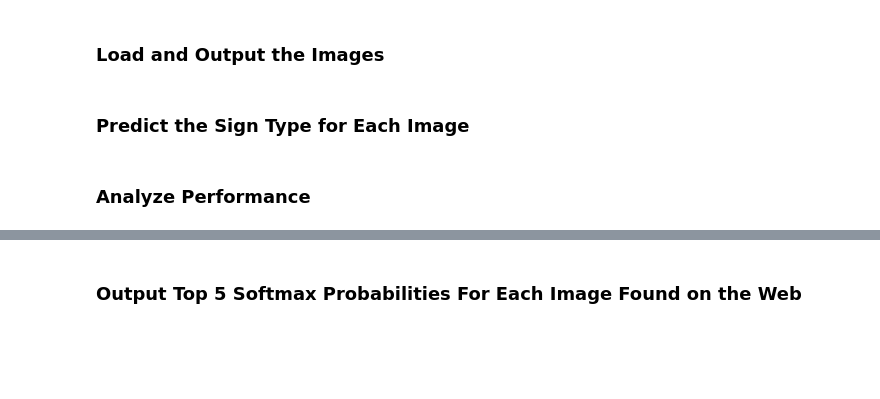
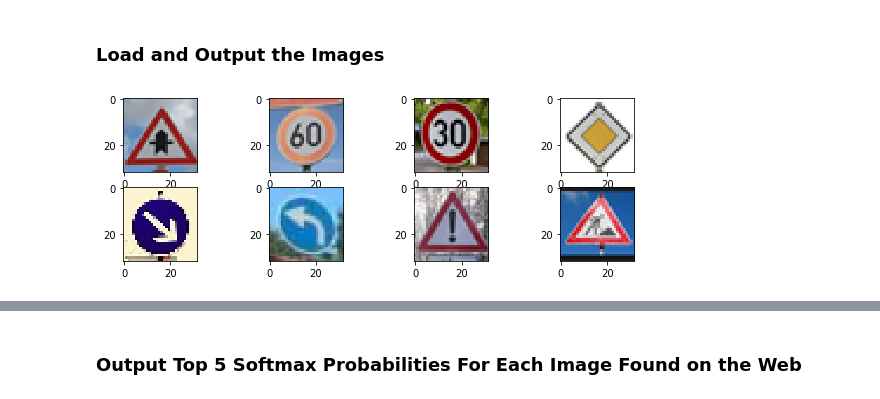
Before and after one commit to Tsuihao/CarND-Traffic-Sign-Classifier-Project, a Jupyter notebook: Traffic_Sign_Classifier.ipynb, the cells around one changed output, grey strips where cells are left out. Saved outputs shown, nothing was run; the diff lists cells and outputs as text; code cells hidden in the pictures; blank space fills up the shorter version.

```diff
--- a/Traffic_Sign_Classifier.ipynb
+++ b/Traffic_Sign_Classifier.ipynb
@@ -332,2 +316,0 @@ You may find `signnames.csv` useful as it contains mappings from the class id (i
-# %% [markdown]
-### Predict the Sign Type for Each Image
@@ -338,2 +316,0 @@ You may find `signnames.csv` useful as it contains mappings from the class id (i
-# %% [markdown]
-### Analyze Performance
@@ -342,0 +317,19 @@ You may find `signnames.csv` useful as it contains mappings from the class id (i
+# %%
+### Load the images and plot them here.
+import os
+import matplotlib.image as mping
+import matplotlib.pyplot as plt
+import cv2
+
+fig, axs = plt.subplots(2,4, figsize=(10,3))
+axs = axs.ravel()
+
+new_validation_images = []
+
+for i, img in enumerate(os.listdir('images/validation1/')):
+    image = cv2.imread('images/validation1/'+ img)
+    #print(image.shape)
+    axs[i].imshow(cv2.cvtColor(image, cv2.COLOR_BGR2RGB))
+    new_validation_images.append(image)
+# %% [output]
+[figure, added]
```
Also changed, not shown: parts of 15 cells of this notebook, 19 other files.
